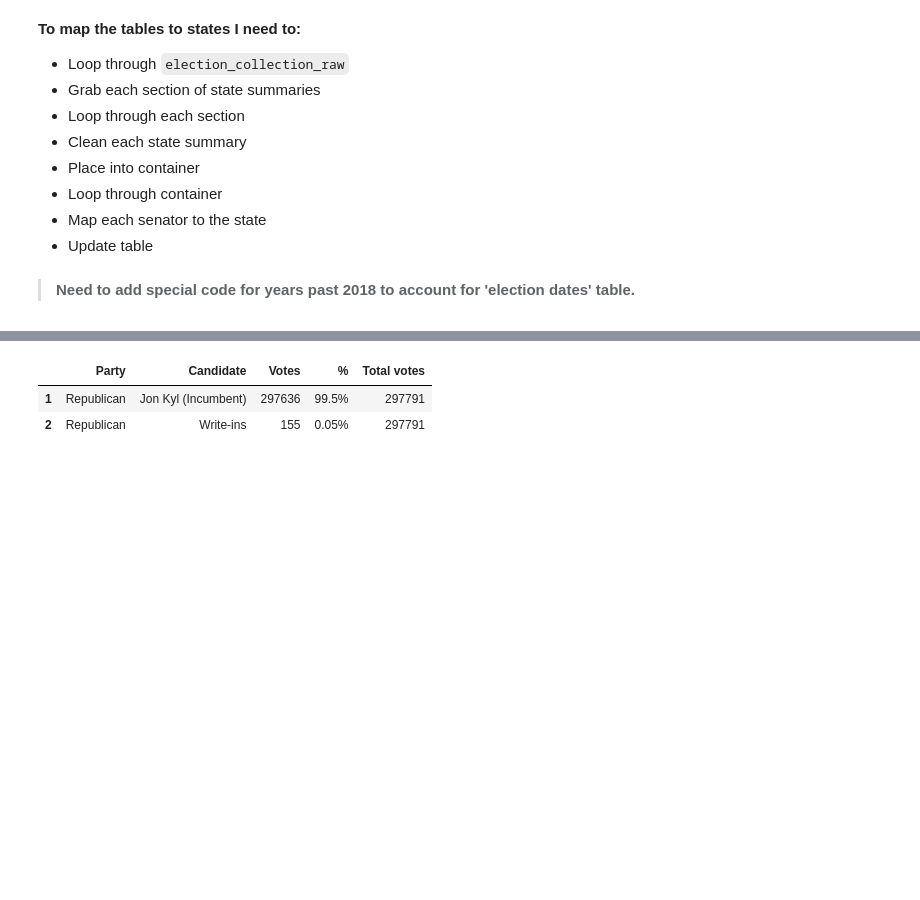
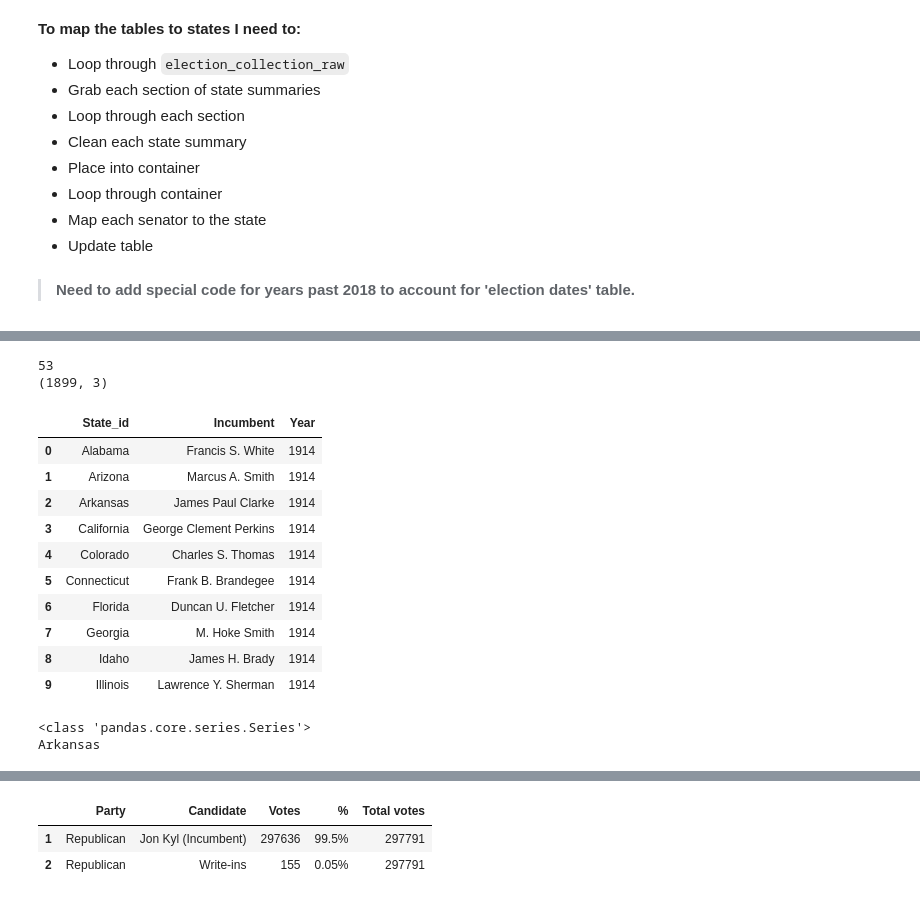
Before and after one commit to dfuller22/US_Senate_Election_Predictor, a Jupyter notebook: Playground.ipynb, the cells around one changed output, grey strips where cells are left out. Saved outputs shown, nothing was run; the diff lists cells and outputs as text; code cells hidden in the pictures; blank space fills up the shorter version.

```diff
--- a/Playground.ipynb
+++ b/Playground.ipynb
@@ -197,6 +205,17 @@ def ref_tabler(summary_df, mod_df=True):
         return summary_df, state_ref_df
     else:
         return state_ref_df
+# %%
+def master_tabler(yr_summary_dict):
+
+    holder = []
+
+    for year in yr_summary_dict:
+        holder.append(yr_summary_dict[year][1])
+
+    name_lookup_df = pd.concat(holder, ignore_index=True)
+
+    return name_lookup_df
 # %%
 def yr_sum_formatter(yr_sum_dict, ref_table=True):
     ## Container for results + column helper
@@ -624,0 +691,34 @@ yr_st_dict = st_election_cleaner(yr_st_elects, exclude=['2020', '2022', '2024'])
+# %%
+# display(name_lookup_df['Year'].unique())
+print(len(name_lookup_df['Year'].unique()))
+print(name_lookup_df.shape)
+name_lookup_df.head(10)
+# %% [output]
+53
+(1899, 3)
+|  | State_id | Incumbent | Year |
+| 0 | Alabama | Francis S. White | 1914 |
+| 1 | Arizona | Marcus A. Smith | 1914 |
+| 2 | Arkansas | James Paul Clarke | 1914 |
+| 3 | California | George Clement Perkins | 1914 |
+| 4 | Colorado | Charles S. Thomas | 1914 |
+| 5 | Connecticut | Frank B. Brandegee | 1914 |
+| 6 | Florida | Duncan U. Fletcher | 1914 |
+| 7 | Georgia | M. Hoke Smith | 1914 |
+| 8 | Idaho | James H. Brady | 1914 |
+| 9 | Illinois | Lawrence Y. Sherman | 1914 |
+# %%
+test = list(name_lookup_df['Incumbent'].head(10))
+
+
+if 'James Paul Clarke' in test:
+    tester = name_lookup_df[name_lookup_df['Incumbent'] == 'James Paul Clarke']['State_id']
+    print(type(tester))
+tester.values
+
+for i in tester:
+    if not '(' in i:
+        print(i)
+# %% [output]
+<class 'pandas.core.series.Series'>
+Arkansas
```
Also changed, not shown: parts of 16 cells of this notebook, 1 other file.
